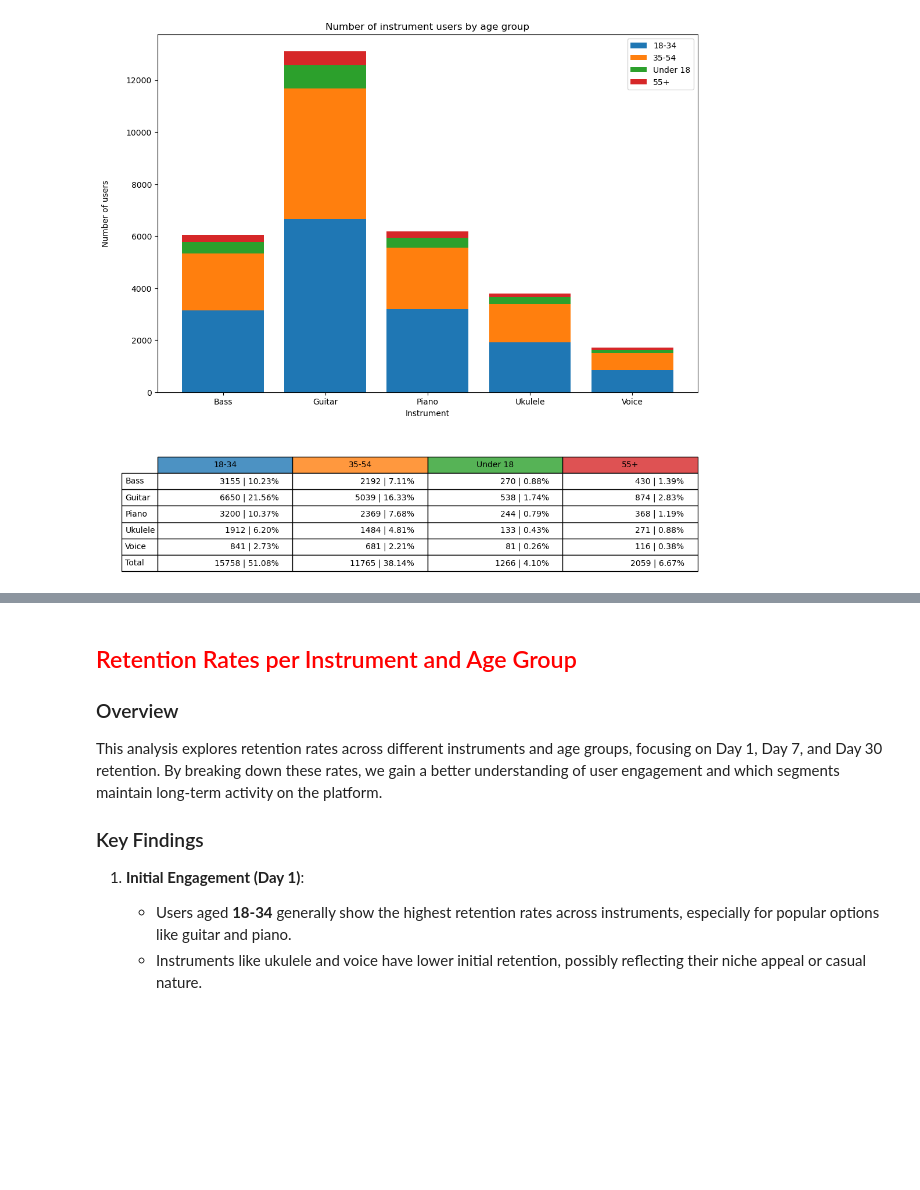
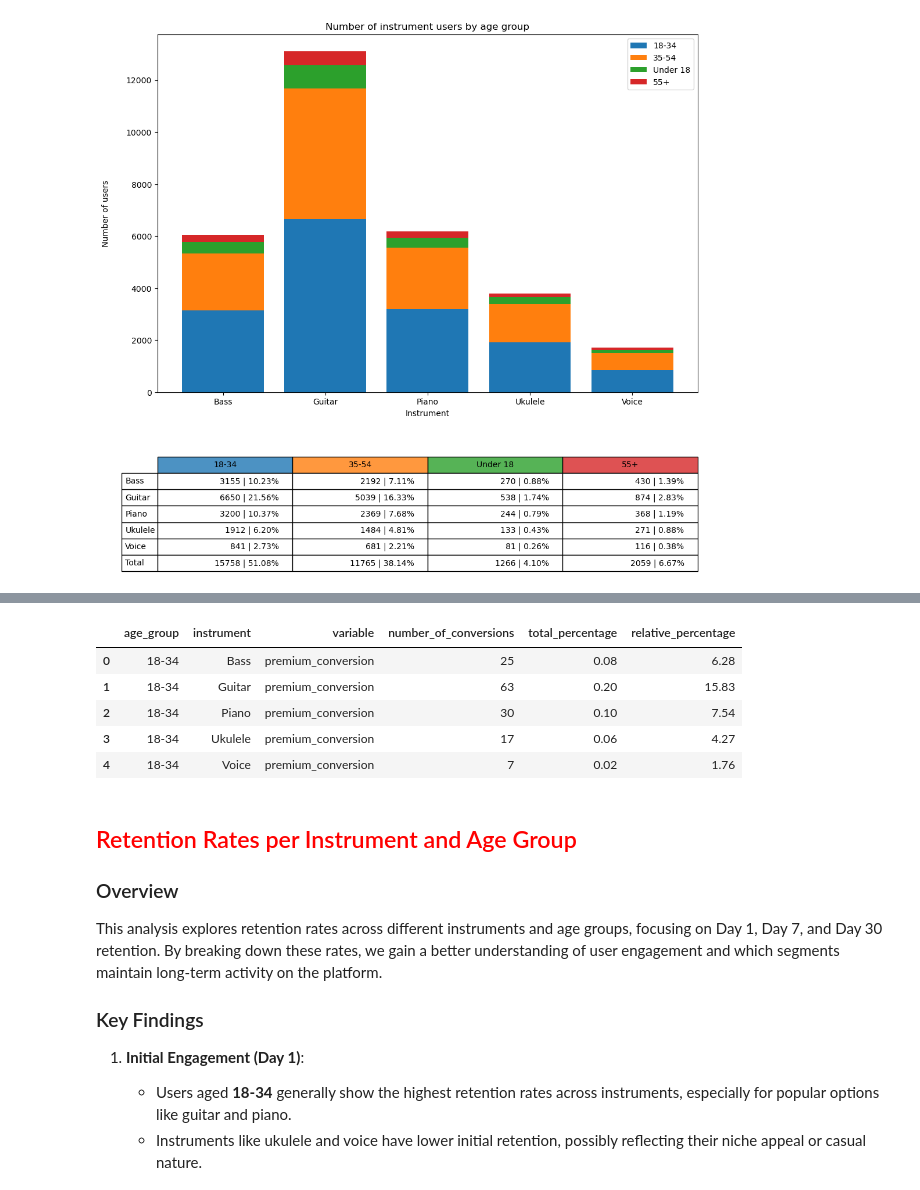
Before and after one commit to pablobagano/musitech, a Jupyter notebook: Musitech-EDA.ipynb, the cells around one changed output, grey strips where cells are left out. Drawn from its saved outputs; the diff is of its cells as text; code cells hidden in the pictures; blank space fills up the shorter version.

```diff
--- a/Musitech-EDA.ipynb
+++ b/Musitech-EDA.ipynb
@@ -45,7 +45,8 @@ import plotly.express as px
 # %%
 file = 'pretest.csv'
 df = pd.read_csv(file)
-print('# of rows: ', df.shape[0],'\n')
+n_rows = df.shape[0]
+print('# of rows: ', n_rows,'\n')
 print(f'Date range: {df['start_date'].min()} to {df['start_date'].max()}')
 print(f'Columns: ', *[str(i+',') for i in df.columns])
 print(f'Data types: \n')
@@ -253,0 +307,2 @@ retention_per_age_group_instrument = retention_per_age_group_instrument.melt(
+# %%
+retention_per_age_group_instrument, conversion_per_age_group_instrument = grouping_retention_conversion(df, 'age_group', 'instrument')
@@ -254,3 +320,12 @@ retention_per_age_group_instrument = retention_per_age_group_instrument.melt(
+# %%
+conversion_per_age_group_instrument.head()
+# %% [output]
+|  | age_group | instrument | variable | number_of_conversions | total_percentage | relative_percentage |
+| 0 | 18-34 | Bass | premium_conversion | 25 | 0.08 | 6.28 |
+| 1 | 18-34 | Guitar | premium_conversion | 63 | 0.20 | 15.83 |
+| 2 | 18-34 | Piano | premium_conversion | 30 | 0.10 | 7.54 |
+| 3 | 18-34 | Ukulele | premium_conversion | 17 | 0.06 | 4.27 |
+| 4 | 18-34 | Voice | premium_conversion | 7 | 0.02 | 1.76 |
 # %% [markdown]
 ## <font color='red'>Retention Rates per Instrument and Age Group</font>
 
```
Also changed, not shown: parts of 6 cells of this notebook.
